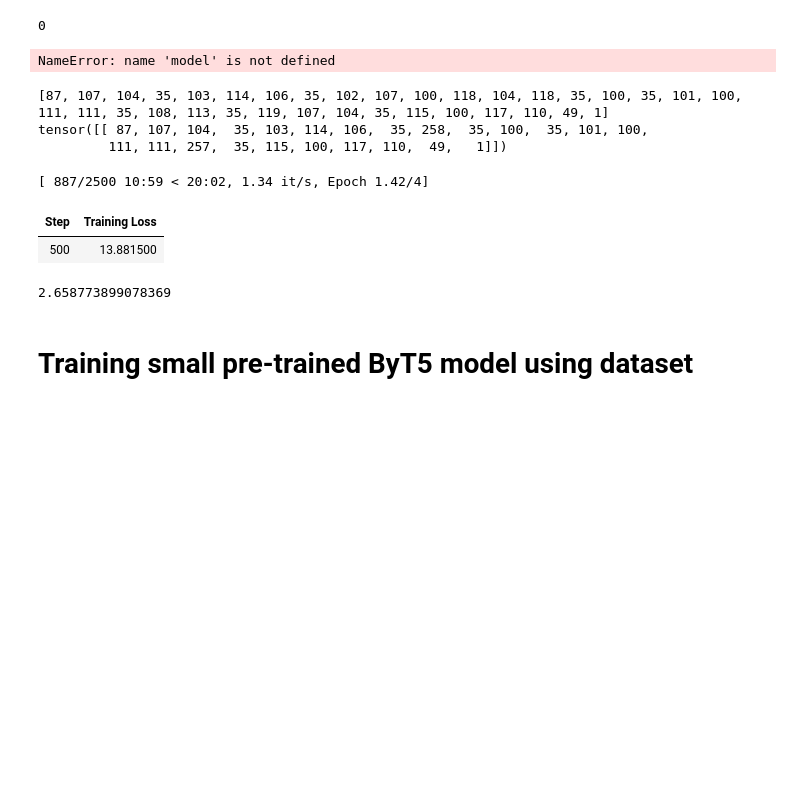
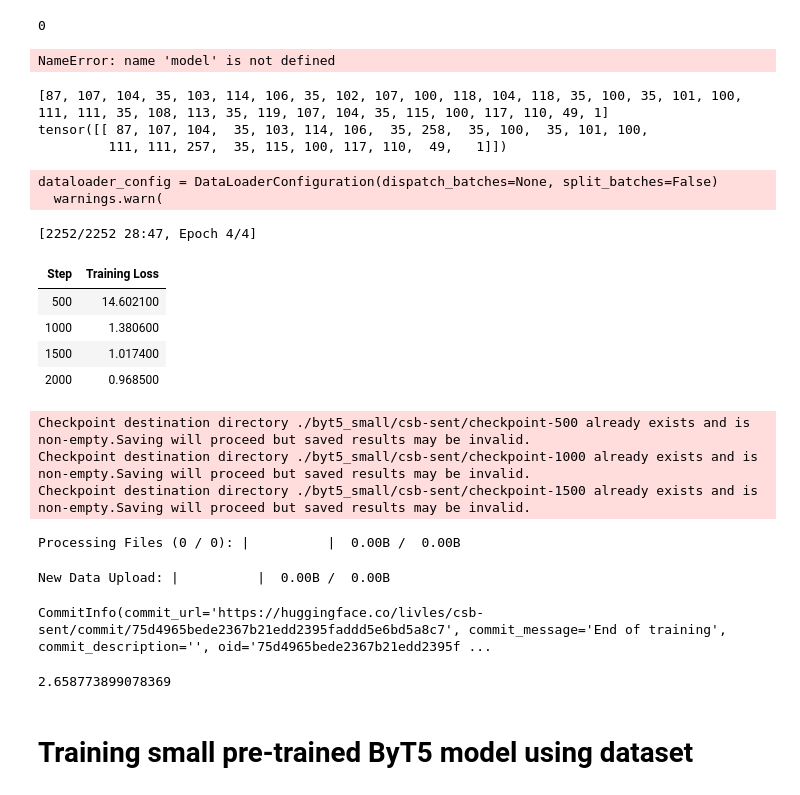
Before and after one commit to livles/morphological-inflection, a Jupyter notebook: ByT5/fine-tuning.ipynb, the cells around one changed output. Cells and saved outputs as stored; diff of their text form; code cells hidden in the pictures; blank space fills up the shorter version.

```diff
--- a/ByT5/fine-tuning.ipynb
+++ b/ByT5/fine-tuning.ipynb
@@ -63,7 +68,7 @@ with open (sentences_path,"r") as in_file:
             labels.append(label)
             from transformers import AutoTokenizer, T5ForConditionalGeneration, AutoModelForSeq2SeqLM
             tokenizer = AutoTokenizer.from_pretrained("google/byt5-small")
-            modeler = T5ForConditionalGeneration.from_pretrained("google/byt5-small")
+            model = T5ForConditionalGeneration.from_pretrained("google/byt5-small")
 
             # training
             input_ids = tokenizer(inputs, return_tensors="pt",padding=True).input_ids
@@ -97,10 +102,14 @@ tensor([[ 87, 107, 104,  35, 103, 114, 106,  35, 258,  35, 100,  35, 101, 100,
 from transformers import AutoTokenizer, AutoModelForSeq2SeqLM, DataCollatorForSeq2Seq, Trainer, TrainingArguments
 from datasets import load_dataset
 
+from transformers import AutoTokenizer, AutoModelForSeq2SeqLM, DataCollatorForSeq2Seq, Trainer, TrainingArguments
+from datasets import load_dataset
+
 # Load domain-specific text (replace with your own corpus)
-train_path = "/dss/dsshome1/03/ge87wod2/morphological-inflection/preprocessing/preprocessing_to_json/data/csb-sent.json"
-eval_path = "/dss/dsshome1/03/ge87wod2/morphological-inflection/preprocessing/preprocessing_to_json/data/csb-sent.json"
-dataset = load_dataset("json", data_files={"train": train_path,"validation":eval_path})
+train_path = "/dss/dsshome1/03/ge87wod2/morphological-inflection/preprocessing/preprocessing_to_json/data/csb-sent_trn.tsv"
+eval_path = "/dss/dsshome1/03/ge87wod2/morphological-inflection/preprocessing/preprocessing_to_json/data/csb-sent_dev.tsv"
+dataset = load_dataset("csv", delimiter="\t",column_names=["input","labels"],data_files={"train": train_path,"validation": eval_path},quoting=3) # disable quote parsing
+
 
 # Tokenizer
 def preprocess_function(examples):
@@ -117,36 +126,49 @@ tokenizer = AutoTokenizer.from_pretrained("google/byt5-small")
 tokenized_dataset = dataset.map(preprocess_function, batched=True)
 
 # Load pre-trained model
 model = AutoModelForSeq2SeqLM.from_pretrained("google/byt5-small")
 data_collator = DataCollatorForSeq2Seq(tokenizer=tokenizer, return_tensors="pt")
 # Training arguments
 training_args = TrainingArguments (
     output_dir="./byt5_small/csb-sent",
     overwrite_output_dir=True,
     num_train_epochs=4,
     per_device_train_batch_size=16,
+    per_device_eval_batch_size=16,
     learning_rate=2e-5,
     weight_decay=0.01,
    # save_steps=10_000,
    # save_total_limit=2,
 )
 
 # Trainer
 trainer = Trainer(
     model=model,
     args=training_args,
     train_dataset=tokenized_dataset["train"],
+    eval_dataset=tokenized_dataset["validation"],
     data_collator=data_collator,
-    processing_class=tokenizer,
+    tokenizer=tokenizer,
 )
 
 # Pretrain the model
 trainer.train()
 trainer.push_to_hub()
 # %% [output]
-[ 887/2500 10:59 < 20:02, 1.34 it/s, Epoch 1.42/4]
+dataloader_config = DataLoaderConfiguration(dispatch_batches=None, split_batches=False)
+  warnings.warn(
+[2252/2252 28:47, Epoch 4/4]
 | Step | Training Loss |
-| 500 | 13.881500 |
+| 500 | 14.602100 |
+| 1000 | 1.380600 |
+| 1500 | 1.017400 |
+| 2000 | 0.968500 |
+Checkpoint destination directory ./byt5_small/csb-sent/checkpoint-500 already exists and is non-empty.Saving will proceed but saved results may be invalid.
+Checkpoint destination directory ./byt5_small/csb-sent/checkpoint-1000 already exists and is non-empty.Saving will proceed but saved results may be invalid.
+Checkpoint destination directory ./byt5_small/csb-sent/checkpoint-1500 already exists and is non-empty.Saving will proceed but saved results may be invalid.
+Processing Files (0 / 0): |          |  0.00B /  0.00B
+New Data Upload: |          |  0.00B /  0.00B
+CommitInfo(commit_url='https://huggingface.co/livles/csb-sent/commit/75d4965bede2367b21edd2395faddd5e6bd5a8c7', commit_message='End of training', commit_description='', oid='75d4965bede2367b21edd2395f ...
 # %%
 import torch
 from transformers import AutoModelForSeq2SeqLM
```
Also changed, not shown: parts of 4 cells of this notebook, 23 other files.
